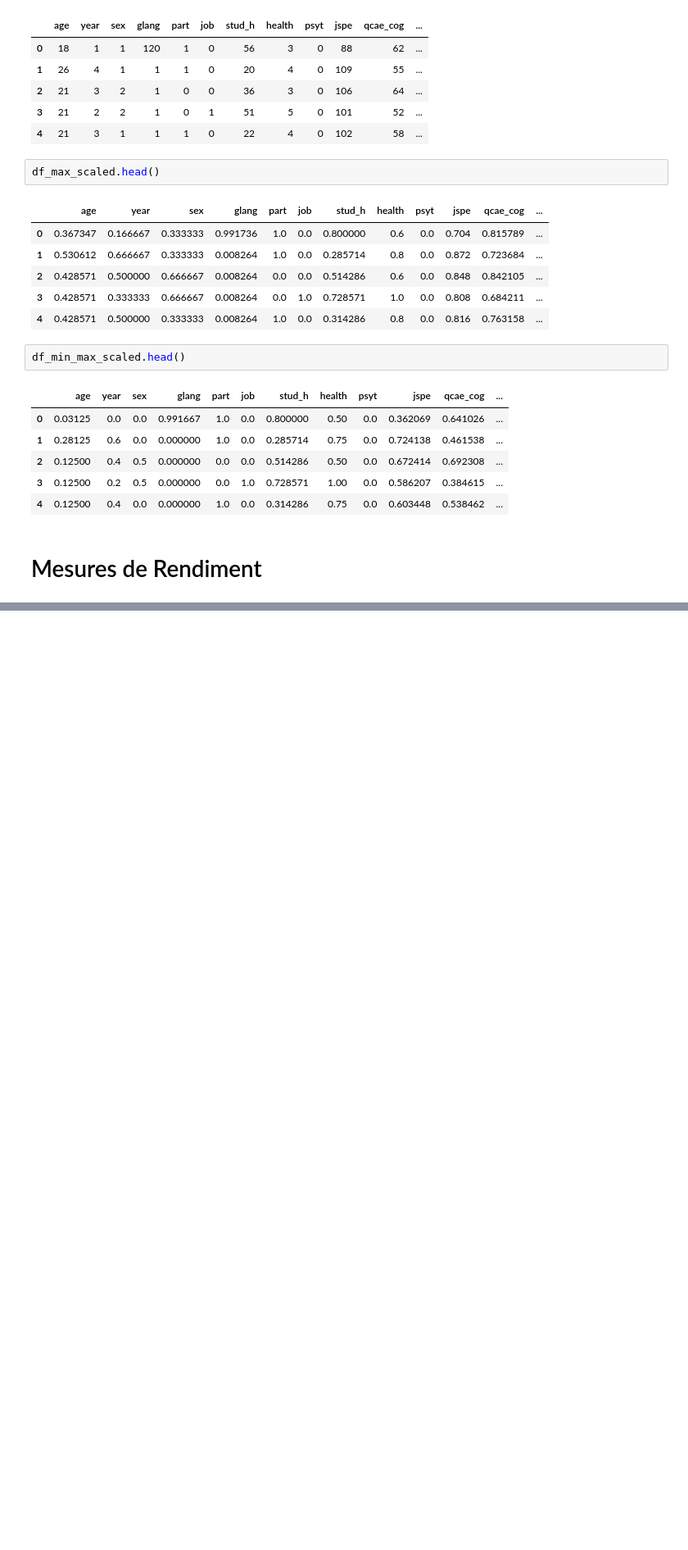
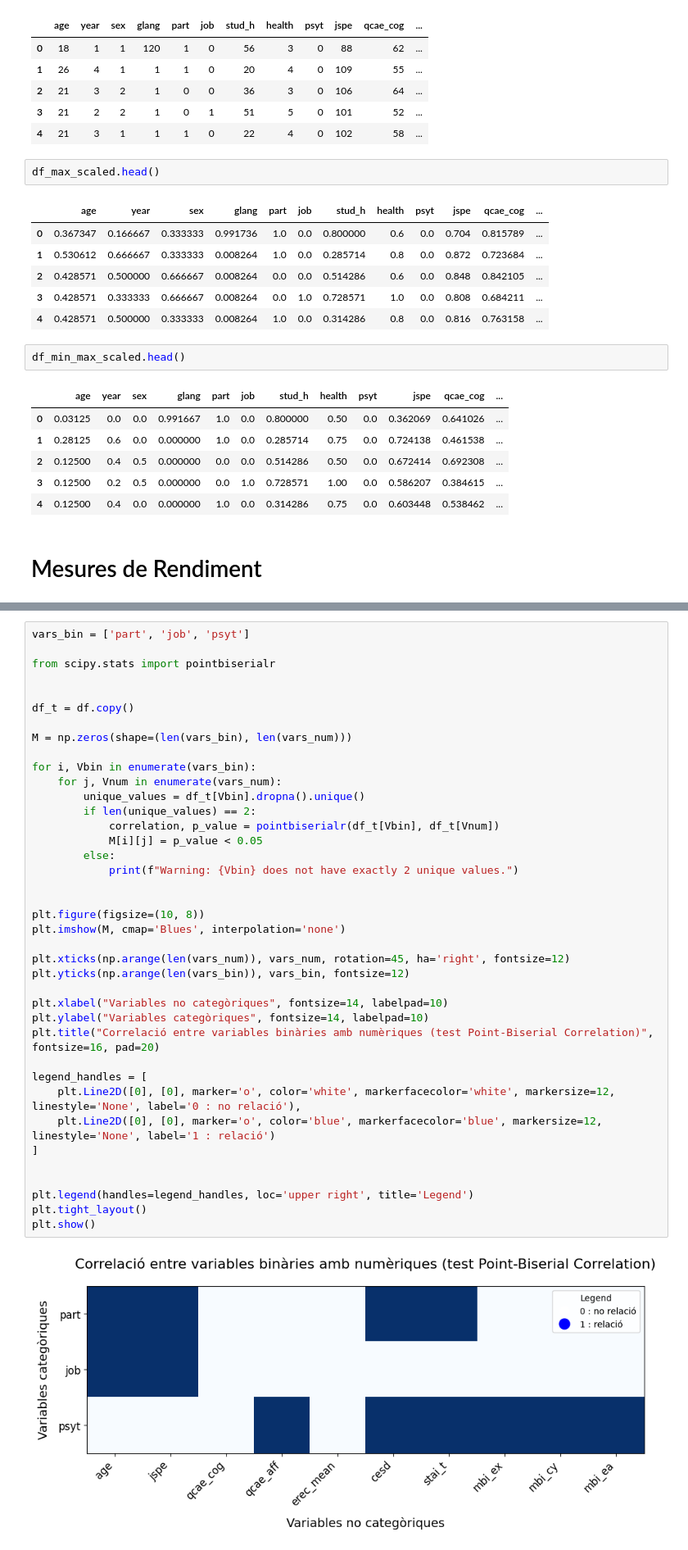
Before and after one commit to DCC-UAB/ACproject-05-grup, a Jupyter notebook: dataset1.ipynb, the cells around one changed output, grey strips where cells are left out. Shown at 82% size. Drawn from its saved outputs; the diff is of its cells as text; blank space fills up the shorter version.

```diff
--- a/dataset1.ipynb
+++ b/dataset1.ipynb
@@ -299,3 +358,44 @@ GMM clustering completed with 3 components.
+# %%
+vars_bin = ['part', 'job', 'psyt']
+
+from scipy.stats import pointbiserialr
+
+
+df_t = df.copy()
+
+M = np.zeros(shape=(len(vars_bin), len(vars_num)))
+
+for i, Vbin in enumerate(vars_bin):
+    for j, Vnum in enumerate(vars_num):
+        unique_values = df_t[Vbin].dropna().unique()
+        if len(unique_values) == 2:
+            correlation, p_value = pointbiserialr(df_t[Vbin], df_t[Vnum])
+            M[i][j] = p_value < 0.05
+        else:
+            print(f"Warning: {Vbin} does not have exactly 2 unique values.")
+
+
+plt.figure(figsize=(10, 8))
+plt.imshow(M, cmap='Blues', interpolation='none')
+
+plt.xticks(np.arange(len(vars_num)), vars_num, rotation=45, ha='right', fontsize=12)
+plt.yticks(np.arange(len(vars_bin)), vars_bin, fontsize=12)
+
+plt.xlabel("Variables no categòriques", fontsize=14, labelpad=10)
+plt.ylabel("Variables categòriques", fontsize=14, labelpad=10)
+plt.title("Correlació entre variables binàries amb numèriques (test Point-Biserial Correlation)", fontsize=16, pad=20)
+
+legend_handles = [
+    plt.Line2D([0], [0], marker='o', color='white', markerfacecolor='white', markersize=12, linestyle='None', label='0 : no relació'),
+    plt.Line2D([0], [0], marker='o', color='blue', markerfacecolor='blue', markersize=12, linestyle='None', label='1 : relació')
+]
+
+
+plt.legend(handles=legend_handles, loc='upper right', title='Legend')
+plt.tight_layout()
+plt.show()
+# %% [output]
+[figure, added]
 # %%
 from scipy.stats import f_oneway
 
```
Also changed, not shown: parts of 8 cells of this notebook.
